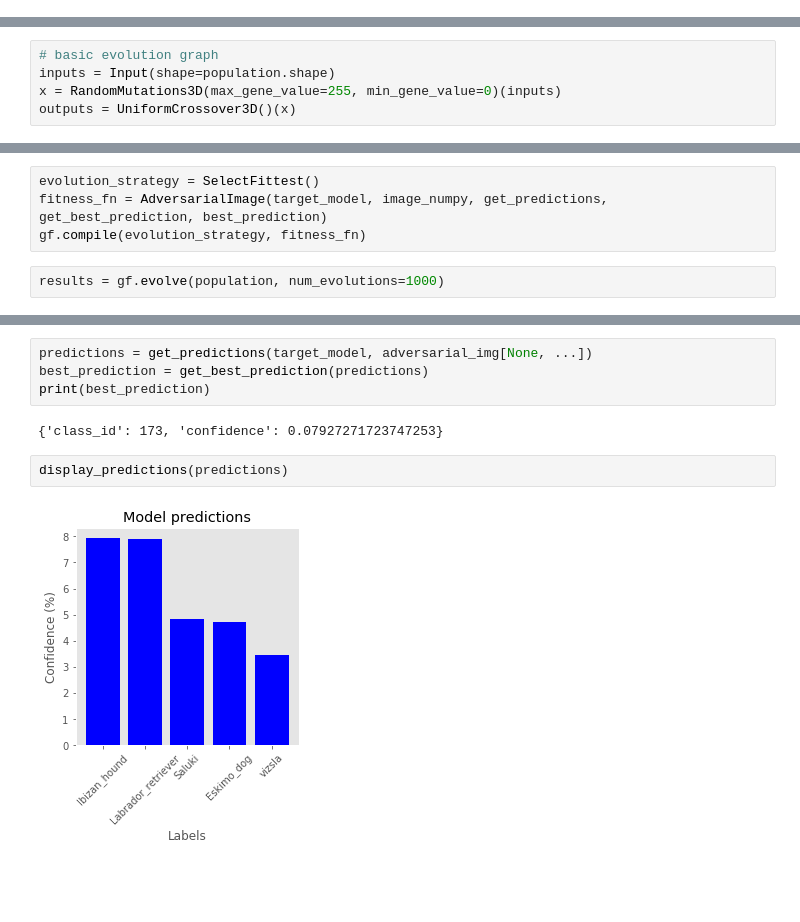
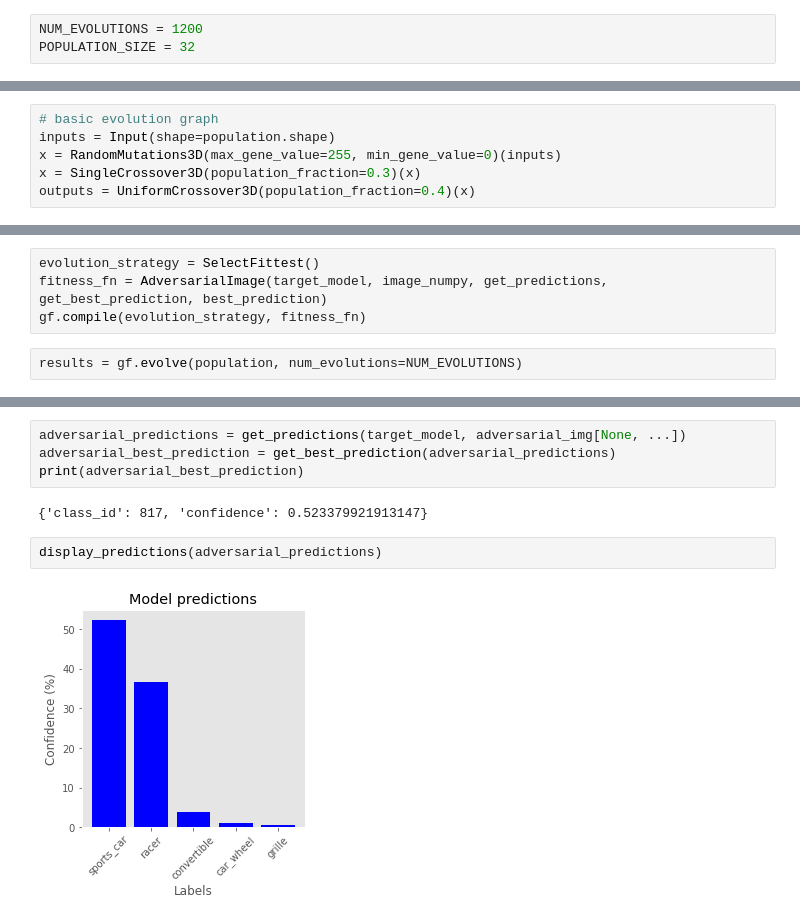
Before and after one commit to google-research/evoflow, a Jupyter notebook: notebooks/adversarial attacks.ipynb, the cells around one changed output, grey strips where cells are left out. Drawn from its saved outputs; the diff is of its cells as text; blank space fills up the shorter version.

Commit message:
Improved adversarial attack

```diff
--- a/notebooks/adversarial attacks.ipynb
+++ b/notebooks/adversarial attacks.ipynb
@@ -143,4 +171,7 @@ class AdversarialImage(FitnessFunction):
             scores.append(float(score))
         return B.tensor(scores)
+# %%
+NUM_EVOLUTIONS = 1200
+POPULATION_SIZE = 32
 # %%
 # create population
@@ -159,7 +190,8 @@ print(population.shape)
 # basic evolution graph
 inputs = Input(shape=population.shape)
 x = RandomMutations3D(max_gene_value=255, min_gene_value=0)(inputs)
-outputs = UniformCrossover3D()(x)
+x = SingleCrossover3D(population_fraction=0.3)(x)
+outputs = UniformCrossover3D(population_fraction=0.4)(x)
 # %%
 gf = GeneFlow(inputs, outputs, debug=False)
 gf.summary()
@@ -174,6 +207,6 @@ evolution_strategy = SelectFittest()
 fitness_fn = AdversarialImage(target_model, image_numpy, get_predictions, get_best_prediction, best_prediction)
 gf.compile(evolution_strategy, fitness_fn)
 # %%
-results = gf.evolve(population, num_evolutions=1000)
+results = gf.evolve(population, num_evolutions=NUM_EVOLUTIONS)
 # %% [output]
 [interactive output not drawn]
@@ -197,10 +226,10 @@ plt.imshow(adversarial_img)
 # %%
-predictions = get_predictions(target_model, adversarial_img[None, ...])
-best_prediction = get_best_prediction(predictions)
-print(best_prediction)
+adversarial_predictions = get_predictions(target_model, adversarial_img[None, ...])
+adversarial_best_prediction = get_best_prediction(adversarial_predictions)
+print(adversarial_best_prediction)
 # %% [output]
-{'class_id': 173, 'confidence': 0.07927271723747253}
+{'class_id': 817, 'confidence': 0.523379921913147}
 # %%
-display_predictions(predictions)
+display_predictions(adversarial_predictions)
 # %% [output]
-[figure, old version]
+[figure, new version]
```
Also changed, not shown: parts of 12 cells of this notebook, 1 other file.
